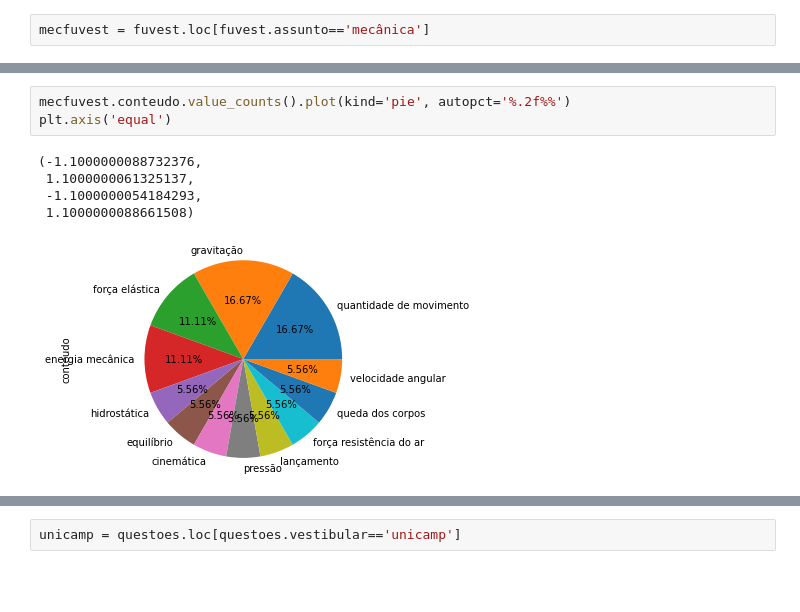
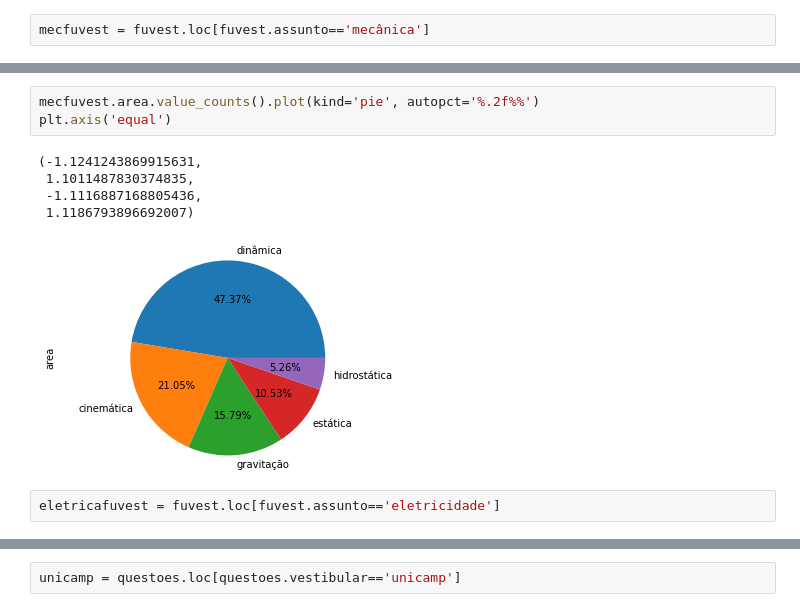
Before and after one commit to lucianogaldino/Provas_Vestibular, a Jupyter notebook: Vestibulares.ipynb, the cells around one changed output, grey strips where cells are left out. Drawn from its saved outputs; the diff is of its cells as text; blank space fills up the shorter version.

```diff
--- a/Vestibulares.ipynb
+++ b/Vestibulares.ipynb
@@ -78,9 +111,11 @@ mecfuvest.head()
 # %%
-mecfuvest.conteudo.value_counts().plot(kind='pie', autopct='%.2f%%')
+mecfuvest.area.value_counts().plot(kind='pie', autopct='%.2f%%')
 plt.axis('equal')
 # %% [output]
-(-1.1000000088732376,
- 1.1000000061325137,
- -1.1000000054184293,
- 1.1000000088661508)
+(-1.1241243869915631,
+ 1.1011487830374835,
+ -1.1116887168805436,
+ 1.1186793896692007)
-[figure, old version]
+[figure, new version]
+# %%
+eletricafuvest = fuvest.loc[fuvest.assunto=='eletricidade']
```
Also changed, not shown: parts of 27 cells of this notebook.
